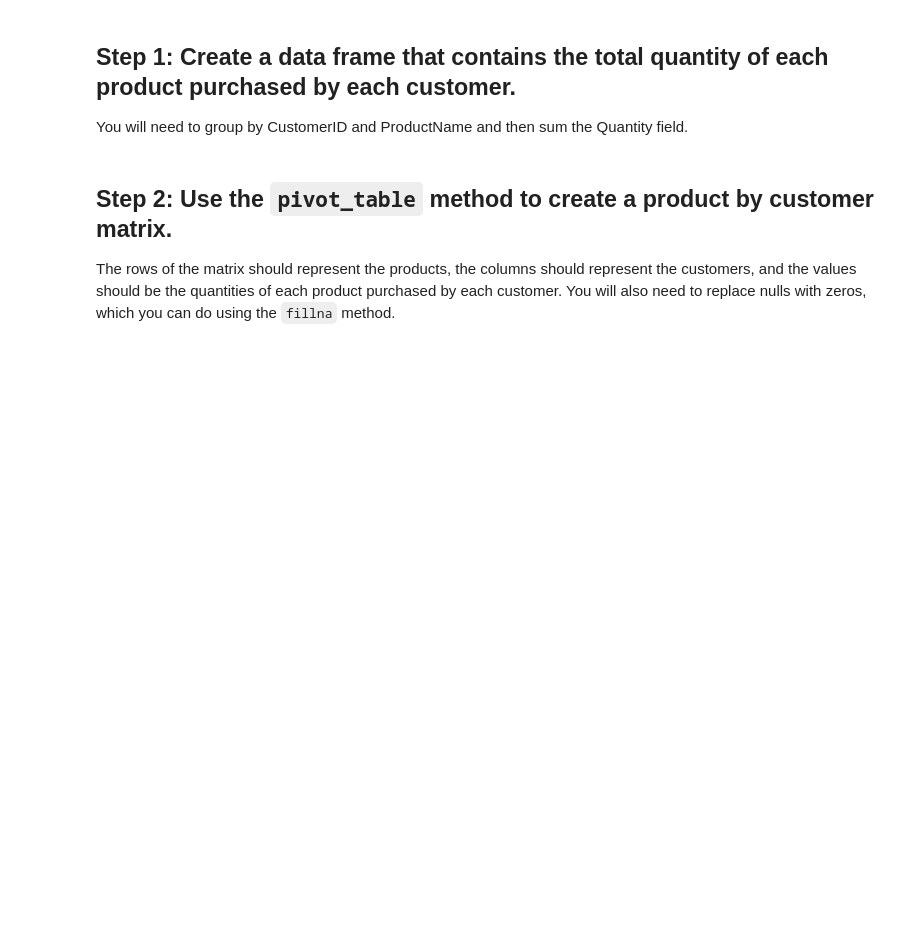
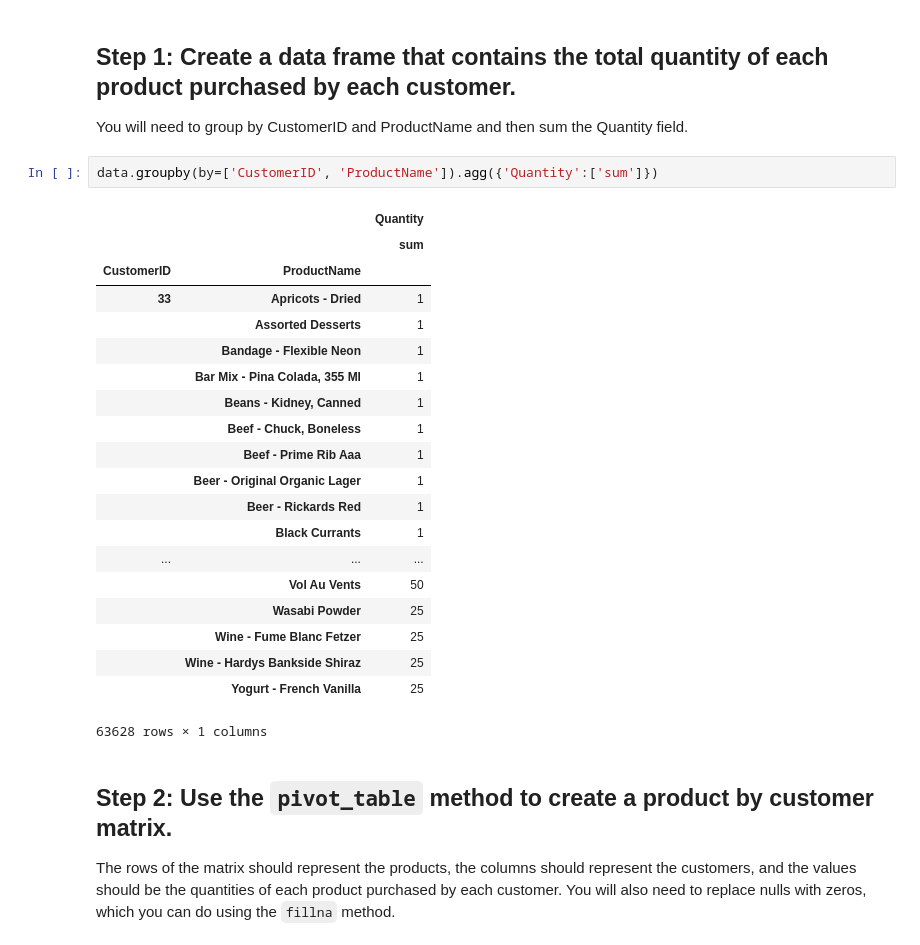
Before and after one commit to marinapm90/data-labs, a Jupyter notebook: module-2/lab-intro-recommender-systems/your-code/main.ipynb, the cells around one changed output. Cells and saved outputs as stored; diff of their text form; blank space fills up the shorter version.

```diff
--- a/module-2/lab-intro-recommender-systems/your-code/main.ipynb
+++ b/module-2/lab-intro-recommender-systems/your-code/main.ipynb
@@ -22,6 +22,29 @@ data.head()
 ## Step 1: Create a data frame that contains the total quantity of each product purchased by each customer.
 
 You will need to group by CustomerID and ProductName and then sum the Quantity field.
+# %%
+data.groupby(by=['CustomerID', 'ProductName']).agg({'Quantity':['sum']})
+# %% [output]
+|  |  | Quantity |
+|  |  | sum |
+| CustomerID | ProductName |  |
+| 33 | Apricots - Dried | 1 |
+|  | Assorted Desserts | 1 |
+|  | Bandage - Flexible Neon | 1 |
+|  | Bar Mix - Pina Colada, 355 Ml | 1 |
+|  | Beans - Kidney, Canned | 1 |
+|  | Beef - Chuck, Boneless | 1 |
+|  | Beef - Prime Rib Aaa | 1 |
+|  | Beer - Original Organic Lager | 1 |
+|  | Beer - Rickards Red | 1 |
+|  | Black Currants | 1 |
+| ... | ... | ... |
+|  | Vol Au Vents | 50 |
+|  | Wasabi Powder | 25 |
+|  | Wine - Fume Blanc Fetzer | 25 |
+|  | Wine - Hardys Bankside Shiraz | 25 |
+|  | Yogurt - French Vanilla | 25 |
+63628 rows × 1 columns
 # %% [markdown]
 ## Step 2: Use the `pivot_table` method to create a product by customer matrix.
 
```
Also changed, not shown: parts of 1 cell of this notebook.
